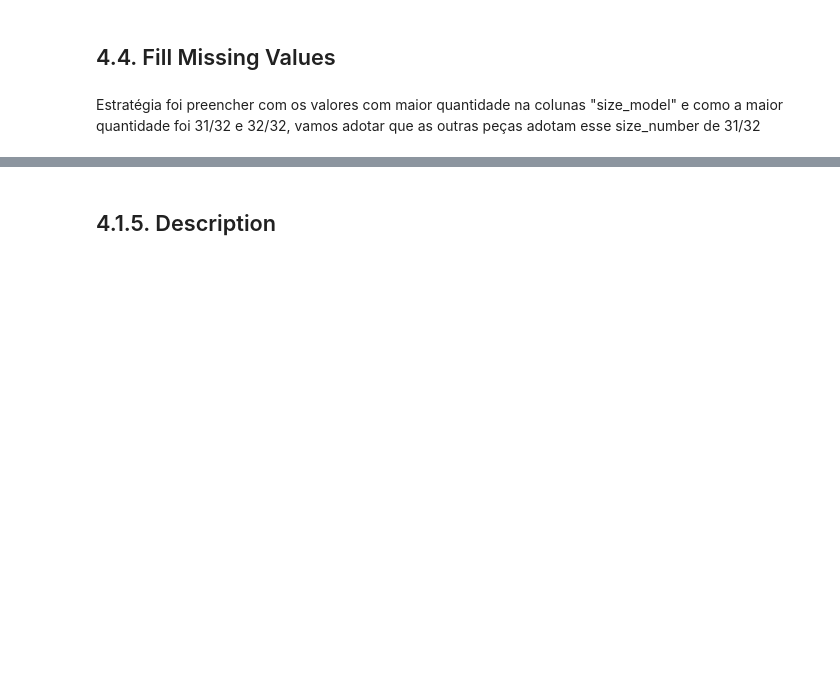
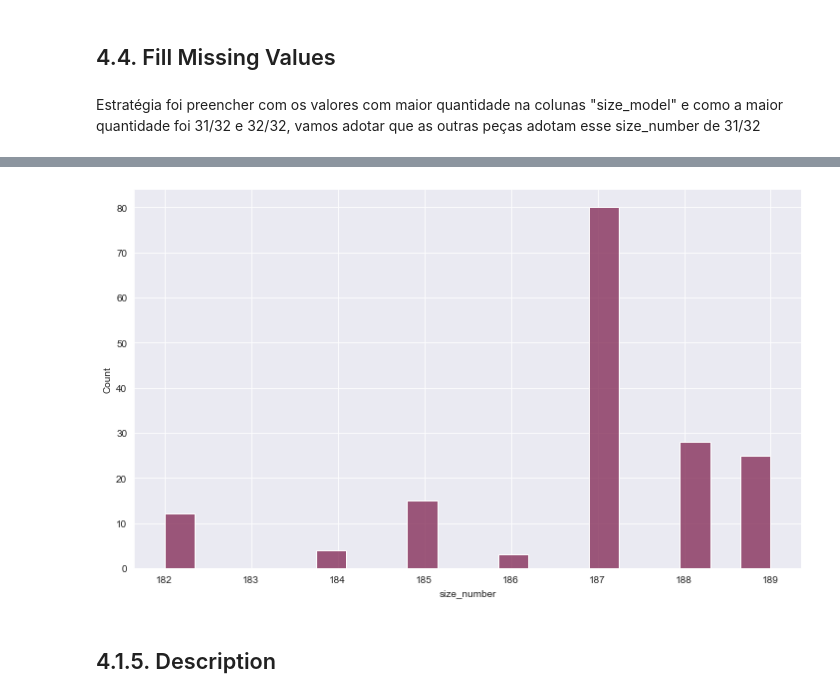
Before and after one commit to marcosvliras/H-M, a Jupyter notebook: HM_WB_FINAL.ipynb, the cells around one changed output, grey strips where cells are left out. Saved outputs shown, nothing was run; the diff lists cells and outputs as text; code cells hidden in the pictures; blank space fills up the shorter version.

```diff
--- a/HM_WB_FINAL.ipynb
+++ b/HM_WB_FINAL.ipynb
@@ -449,0 +466,4 @@ df01['size_model'].fillna( aux['index'][0], inplace=True )
+# %%
+sns.histplot( df01['size_number'] );
+# %% [output]
+[figure, added]
```
Also changed, not shown: parts of 16 cells of this notebook.
